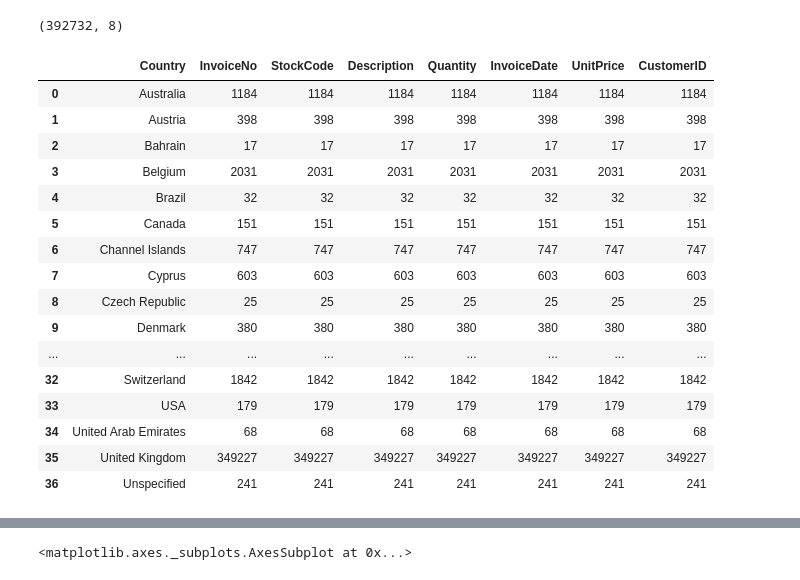
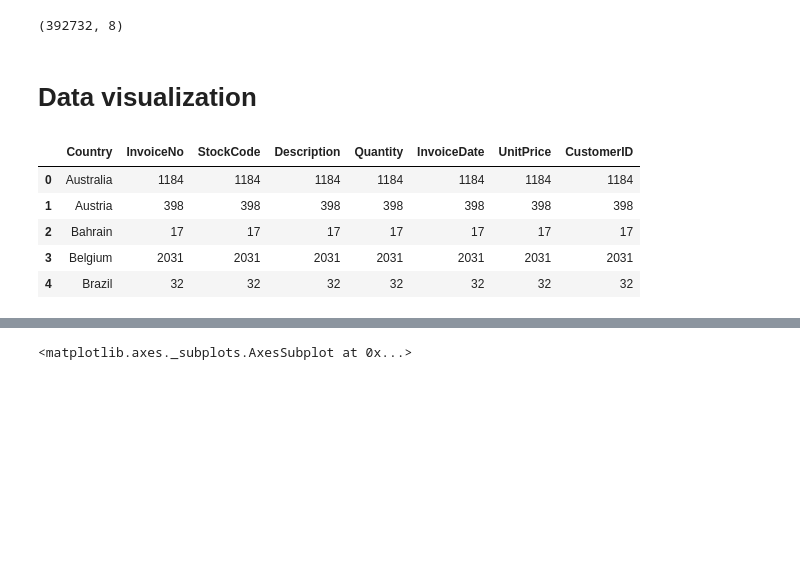
Before and after one commit to tejaswaroop2310/Customer-Segmentation, a Jupyter notebook: Onlinf_Retail_Customer_Segmentation.ipynb, the cells around one changed output, grey strips where cells are left out. Cells and saved outputs as stored; diff of their text form; code cells hidden in the pictures; blank space fills up the shorter version.

```diff
--- a/Onlinf_Retail_Customer_Segmentation.ipynb
+++ b/Onlinf_Retail_Customer_Segmentation.ipynb
@@ -170,26 +169,18 @@ df.head()
 df.shape
 # %% [output]
 (392732, 8)
+# %% [markdown]
+# Data visualization
 # %%
-country_df= df.groupby('Country').count().reset_index()
+#Group country
+country= df.groupby('Country').count().reset_index()
-# %%
-country_df
-# %% [output]
-|  | Country | InvoiceNo | StockCode | Description | Quantity | InvoiceDate | UnitPrice | CustomerID |
-| 0 | Australia | 1184 | 1184 | 1184 | 1184 | 1184 | 1184 | 1184 |
-| 1 | Austria | 398 | 398 | 398 | 398 | 398 | 398 | 398 |
-| 2 | Bahrain | 17 | 17 | 17 | 17 | 17 | 17 | 17 |
-| 3 | Belgium | 2031 | 2031 | 2031 | 2031 | 2031 | 2031 | 2031 |
-| 4 | Brazil | 32 | 32 | 32 | 32 | 32 | 32 | 32 |
-| 5 | Canada | 151 | 151 | 151 | 151 | 151 | 151 | 151 |
-| 6 | Channel Islands | 747 | 747 | 747 | 747 | 747 | 747 | 747 |
-| 7 | Cyprus | 603 | 603 | 603 | 603 | 603 | 603 | 603 |
-| 8 | Czech Republic | 25 | 25 | 25 | 25 | 25 | 25 | 25 |
-| 9 | Denmark | 380 | 380 | 380 | 380 | 380 | 380 | 380 |
-| ... | ... | ... | ... | ... | ... | ... | ... | ... |
-| 32 | Switzerland | 1842 | 1842 | 1842 | 1842 | 1842 | 1842 | 1842 |
-| 33 | USA | 179 | 179 | 179 | 179 | 179 | 179 | 179 |
-| 34 | United Arab Emirates | 68 | 68 | 68 | 68 | 68 | 68 | 68 |
-| 35 | United Kingdom | 349227 | 349227 | 349227 | 349227 | 349227 | 349227 | 349227 |
-| 36 | Unspecified | 241 | 241 | 241 | 241 | 241 | 241 | 241 |
+# %%
+country.head()
+# %% [output]
+|  | Country | InvoiceNo | StockCode | Description | Quantity | InvoiceDate | UnitPrice | CustomerID |
+| 0 | Australia | 1184 | 1184 | 1184 | 1184 | 1184 | 1184 | 1184 |
+| 1 | Austria | 398 | 398 | 398 | 398 | 398 | 398 | 398 |
+| 2 | Bahrain | 17 | 17 | 17 | 17 | 17 | 17 | 17 |
+| 3 | Belgium | 2031 | 2031 | 2031 | 2031 | 2031 | 2031 | 2031 |
+| 4 | Brazil | 32 | 32 | 32 | 32 | 32 | 32 | 32 |
 # %%
```
Also changed, not shown: parts of 58 cells of this notebook.
